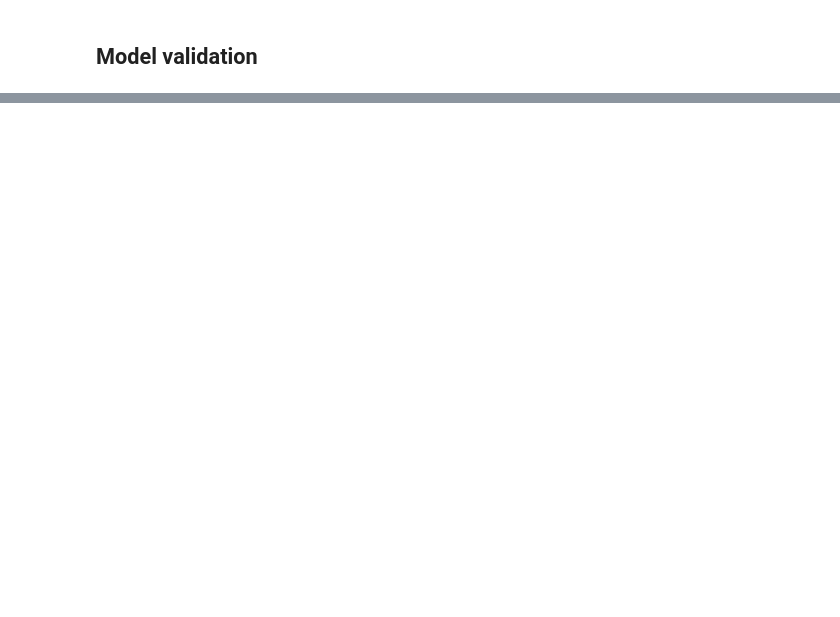
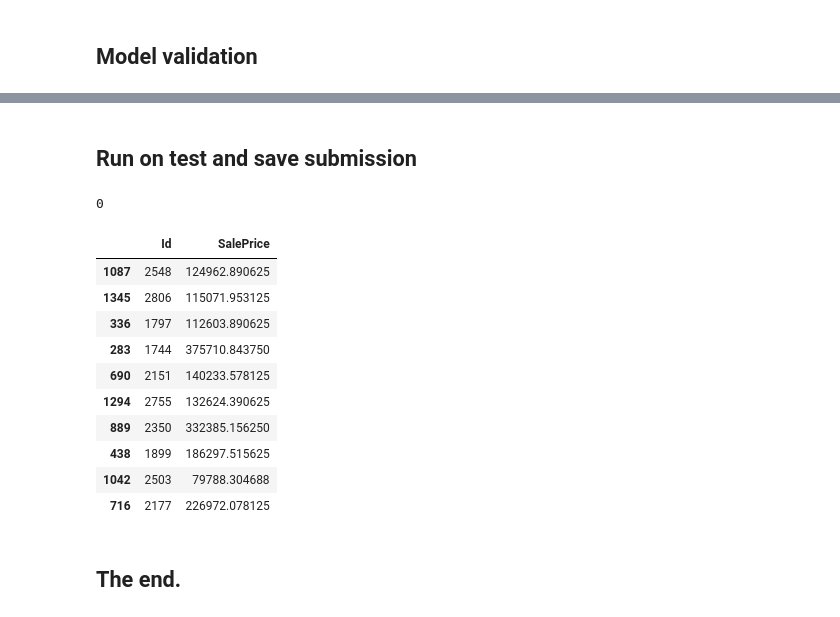
Before and after one commit to Nathanlauga/creating-nn-tensorflow-1_15, a Jupyter notebook: Creating-NN-tensorflow-1_15.ipynb, the cells around one changed output, grey strips where cells are left out. Cells and saved outputs as stored; diff of their text form; code cells hidden in the pictures; blank space fills up the shorter version.

```diff
--- a/Creating-NN-tensorflow-1_15.ipynb
+++ b/Creating-NN-tensorflow-1_15.ipynb
@@ -764,0 +955,42 @@ Test score: 0.35267985293589066
+# %% [markdown]
+## Run on test and save submission
+# %%
+def pred_and_format_for_kaggle(test, parameters, save=True):
+    ids = test['Id']
+    X = test.drop(columns='Id')
+
+    preds = pd.DataFrame(predict(X, parameters))
+
+    output = pd.concat([ids, preds], axis=1)
+    output.columns = ['Id','SalePrice']
+
+    if save:
+        output.to_csv('data/submission.csv', index=False)
+
+    return output
+# %%
+test_columns = [c for c in cols_to_keep if c != target]
+test_df, _ , _ = prepare_data(test, test_columns, target,
+                              dummies_cols, transformer)
+test_df['Id'] = test['Id']
+# %%
+output = pred_and_format_for_kaggle(test_df, parameters, save=True)
+(output['SalePrice'] < 1000).sum()
+# %% [output]
+0
+# %%
+output.sample(10)
+# %% [output]
+|  | Id | SalePrice |
+| 1087 | 2548 | 124962.890625 |
+| 1345 | 2806 | 115071.953125 |
+| 336 | 1797 | 112603.890625 |
+| 283 | 1744 | 375710.843750 |
+| 690 | 2151 | 140233.578125 |
+| 1294 | 2755 | 132624.390625 |
+| 889 | 2350 | 332385.156250 |
+| 438 | 1899 | 186297.515625 |
+| 1042 | 2503 | 79788.304688 |
+| 716 | 2177 | 226972.078125 |
+# %% [markdown]
+## The end.
```
Also changed, not shown: parts of 23 cells of this notebook.
